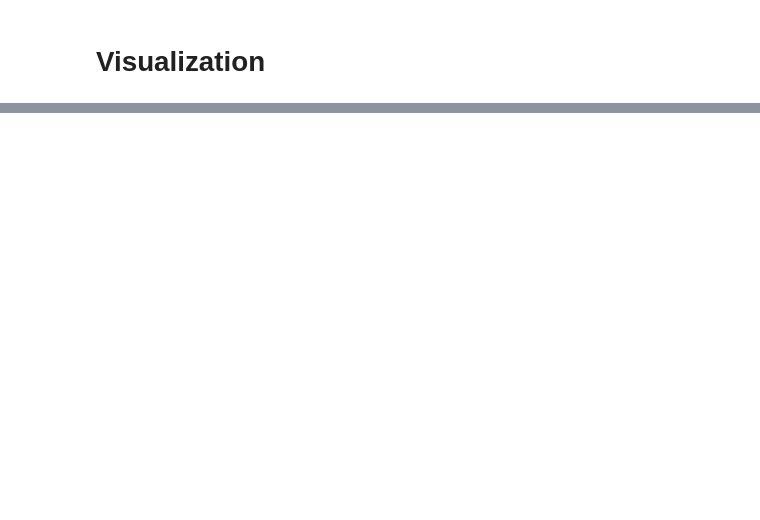
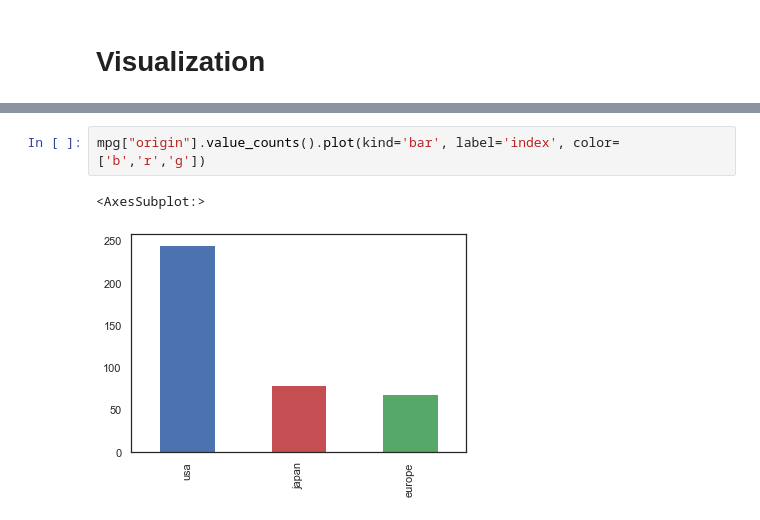
Before and after one commit to ferencberes/ds-tools, a Jupyter notebook: version_control/MPG2.ipynb, the cells around one changed output, grey strips where cells are left out. Saved outputs shown, nothing was run; the diff lists cells and outputs as text; blank space fills up the shorter version.

```diff
--- a/version_control/MPG2.ipynb
+++ b/version_control/MPG2.ipynb
@@ -60,0 +70,5 @@ sns.relplot(x="horsepower", y="mpg", hue="origin", size="weight",
+# %%
+mpg["origin"].value_counts().plot(kind='bar', label='index', color=['b','r','g'])
+# %% [output]
+<AxesSubplot:>
+[figure, added]
```
Also changed, not shown: parts of 9 cells of this notebook.
